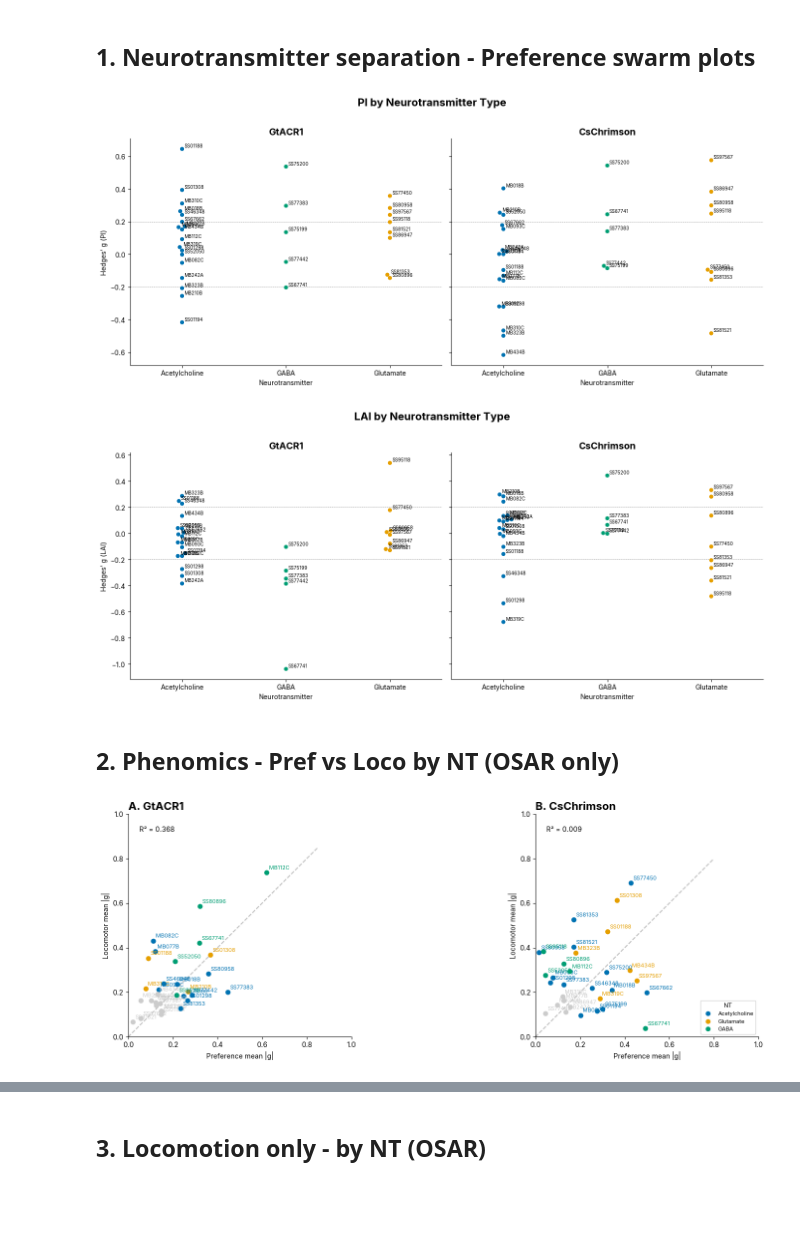
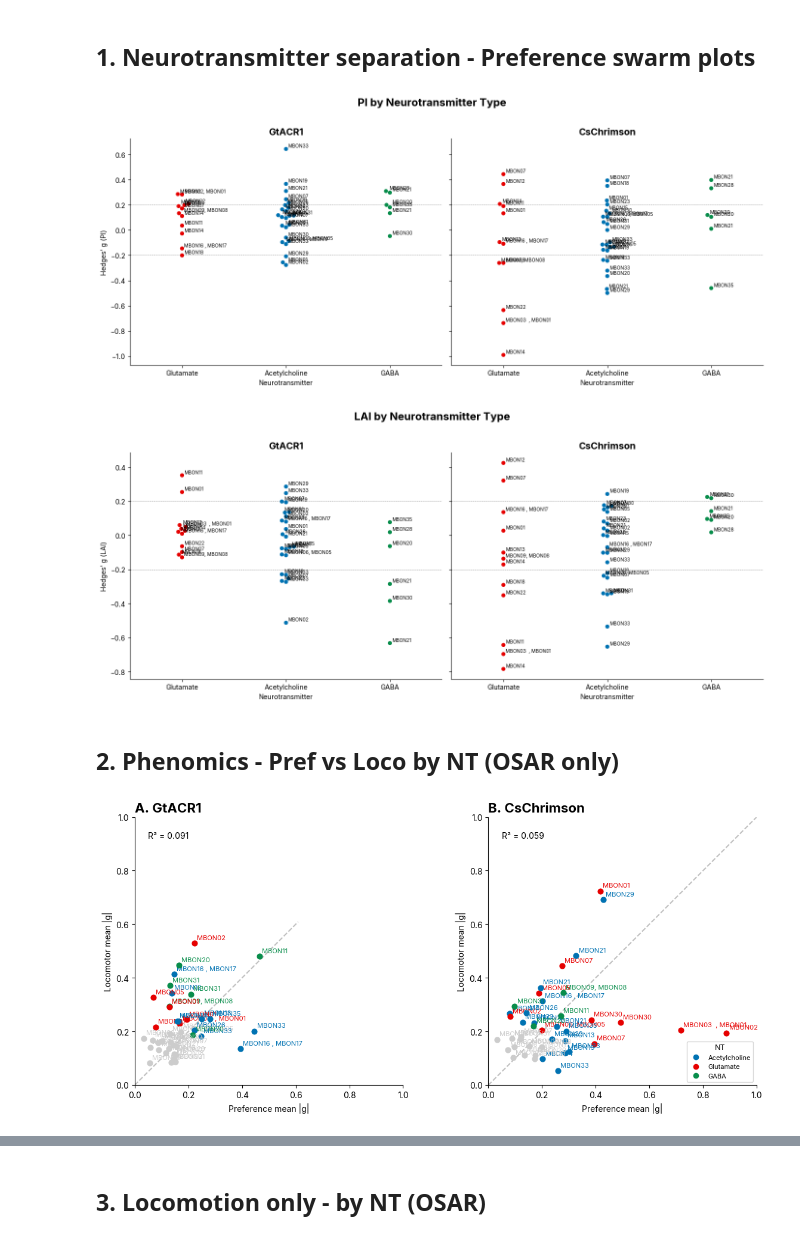
Before and after one commit to lnicole08/OSAR-Nicole-version, a Jupyter notebook: Falling-OSAR NT.ipynb, the cells around one changed output, grey strips where cells are left out. Drawn from its saved outputs; the diff is of its cells as text; code cells hidden in the pictures; blank space fills up the shorter version.

```diff
--- a/Falling-OSAR NT.ipynb
+++ b/Falling-OSAR NT.ipynb
@@ -20,12 +20,12 @@ mpl.rcParams['svg.fonttype'] = 'none'
 
 NT_COLORS = {
     'Acetylcholine': '#0072B2',
-    'Glutamate': '#E69F00',
-    'GABA': "#02DA6E",
+    'Glutamate': "#E60000",
+    'GABA': "#088D4B",
 }
 # %%
 specifiedpath = "D:\\"
-filepath = specifiedpath + "ACC Lab Dropbox\\ACC Lab\\Nicole Lee\\Data Compilation\\2025 Complete raw values osar falling\\OSAR_bothresponders_Full_20260423.xlsx"
+filepath = specifiedpath + "ACC Lab Dropbox\\ACC Lab\\Nicole Lee\\Data Compilation\\2025 Complete raw values osar falling\\OSAR_bothresponders_Full_20260617.xlsx"
 mbonlist_csv = specifiedpath + "ACC Lab Dropbox\\ACC Lab\\Nicole Lee\\Data Compilation\\MBONlist.csv"
 filepath_total = specifiedpath + "ACC Lab Dropbox\\ACC Lab\\Nicole Lee\\Data Compilation\\2025 Complete raw values osar falling\\Totalcomparisonofallmetrics-Full.xlsx"
 
@@ -49,13 +49,32 @@ loco_chr = (chrimson['Log2 Bout Speed ratio_Hg_OSAR'].abs() + chrimson['Bout Num
 
 lobelocation = NLProcessing.generate_lobelocation(mbons.tolist(), mbonlist_csv)
 lobelocation = lobelocation.set_index('MBON').loc[mbons].reset_index()
+# %%
+LABEL_BY = "MBON_number"   # options: "MBON_number"  or  "driver"
+
+if LABEL_BY == "MBON_number":
+    _numcol = next((c for c in lobelocation.columns if "number" in c.lower()), None)
+    if _numcol is not None:
+        _lab = lobelocation.set_index("MBON")[_numcol].astype(str).str.strip().to_dict()
+        point_label = {m: (_lab.get(m) or m) for m in mbons}
+    else:
+        _ml = pd.read_csv(mbonlist_csv)
+        def _lookup_number(driver):
+            for _, r in _ml.iterrows():
+                names = [x.strip() for x in str(r["MBON names"]).replace(".", ",").split(",")]
+                if driver in names:
+                    return str(r["MBON number"]).strip()
+            return driver
+        point_label = {m: _lookup_number(m) for m in mbons}
+else:
+    point_label = {m: m for m in mbons}
 # %% [markdown]
 # Phenomics
 # %% [markdown]
 ## 1. Neurotransmitter separation - Preference swarm plots
 # %%
 mpl.rcParams['svg.fonttype'] = 'none'
-
+savedir = "D:\\ACC Lab Dropbox\\ACC Lab\\Nicole Lee\\Data Compilation\\osar_compiled\\images\\"
 for metric_col, metric_label in [('PI_Hg_OSAR', 'PI'), ('Light Attraction Index_Hg_OSAR', 'LAI')]:
     fig, axes = plt.subplots(1, 2, figsize=(14, 6), sharey='row')
 
@@ -70,7 +89,7 @@ for metric_col, metric_label in [('PI_Hg_OSAR', 'PI'), ('Light Attraction Index_
         sns.swarmplot(x='Neurotransmitter', y=metric_label, data=plot_df, s=6, ax=ax, palette=NT_COLORS)
         offsets = np.vstack([c.get_offsets() for c in ax.collections[n_before:]])
         for i, row in plot_df.iterrows():
-            ax.annotate(row['MBON'], offsets[i],
+            ax.annotate(point_label[row['MBON']], offsets[i],
                         fontsize=7, ha='left', va='bottom', xytext=(3, 1), textcoords='offset points')
 
         ax.axhline(-0.2, c=(.5, .5, .5), ls='--', lw=0.5)
@@ -82,11 +101,12 @@ for metric_col, metric_label in [('PI_Hg_OSAR', 'PI'), ('Light Attraction Index_
         ax.spines['right'].set_visible(False)
 
     plt.suptitle(f'{metric_label} by Neurotransmitter Type', fontsize=16, fontweight='bold', y=1.02)
+    plt.savefig(savedir + date + "_osar " + metric_label + " osar phenomics for both responders " + LABEL_BY + "_.svg", bbox_inches="tight")
     plt.tight_layout()
     plt.show()
 # %% [output]
-[figure, old version]
+[figure, new version]
-[figure, old version]
+[figure, new version]
 # %% [markdown]
 ## 2. Phenomics - Pref vs Loco by NT (OSAR only)
 # %%
@@ -99,38 +119,39 @@ panels = [
     (pref_chr, loco_chr, 'CsChrimson')
 ]
 
-fig, axes = plt.subplots(1, 2, figsize=(18, 5.5))
+fig, axes = plt.subplots(1, 2, figsize=(12, 5.5))
 
 for ax, (x, y, title), label in zip(axes, panels, ['A', 'B']):
     for mbon in mbons:
         nt = nt_series[mbon]
         if x[mbon] < 0.2 and y[mbon] < 0.2:
             color = '#CCCCCC'
         else:
             color = NT_COLORS.get(nt, '#999999')
         ax.scatter(x[mbon], y[mbon], s=40, color=color, zorder=3)
-        ax.annotate(mbon, (x[mbon], y[mbon]), fontsize=8, ha='left', va='bottom',
+        ax.annotate(point_label[mbon], (x[mbon], y[mbon]), fontsize=8, ha='left', va='bottom',
                     xytext=(3, 3), textcoords='offset points', color=color)
 
     lim = max(x.max(), y.max()) * 1.15
     ax.plot([0, lim], [0, lim], '--', color='gray', alpha=0.5, zorder=1)
     ax.set_xlim(0, 1.0)
     ax.set_ylim(0, 1.0)
 
     r_squared = stats.pearsonr(x, y)[0] ** 2
     ax.text(0.05, 0.92, f'R\u00b2 = {r_squared:.3f}', transform=ax.transAxes, fontsize=10)
 
     ax.set_xlabel('Preference mean |g|', fontsize=10)
     ax.set_ylabel('Locomotor mean |g|', fontsize=10)
     ax.set_title(f'{label}. {title}', fontsize=16, fontweight='bold', loc='left')
     ax.set_aspect('equal')
     ax.spines['top'].set_visible(False)
     ax.spines['right'].set_visible(False)
 
 handles = [plt.Line2D([0], [0], marker='o', color='w', markerfacecolor=NT_COLORS[nt], markersize=8, label=nt) for nt in NT_COLORS]
 axes[1].legend(handles=handles, title='NT', fontsize=8, title_fontsize=9, loc='lower right')
 
 plt.tight_layout()
+#plt.savefig("D:\\ACC Lab Dropbox\\ACC Lab\\Nicole Lee\\Data Compilation\\osar_compiled\\images\\" + date + "_osarphenomics for both responders_" + date + "_" + LABEL_BY + "_.svg", bbox_inches="tight")
 plt.show()
 # %% [output]
-[figure, old version]
+[figure, new version]
```
Also changed, not shown: parts of 8 cells of this notebook, 7 other files.
